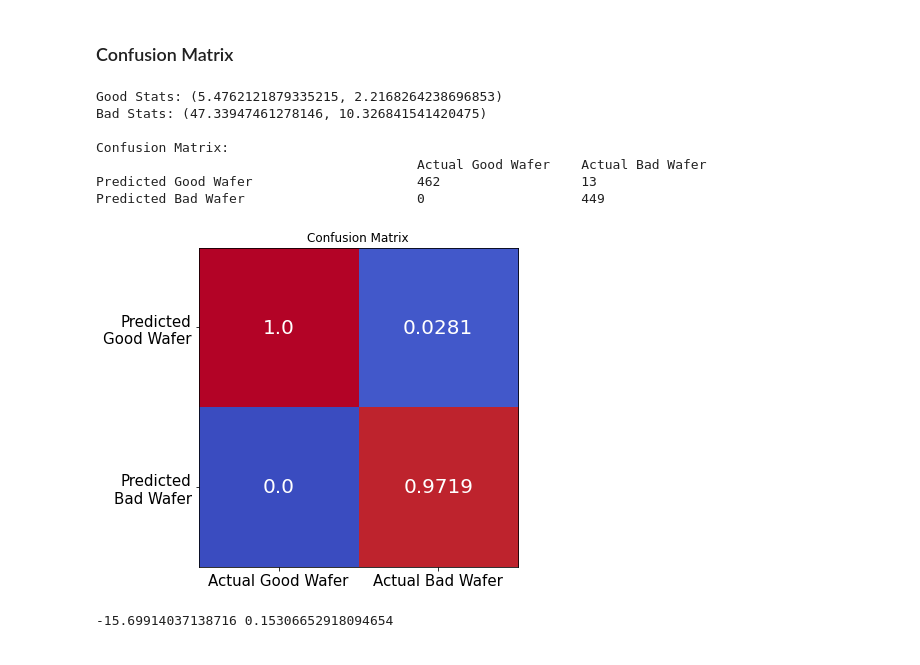
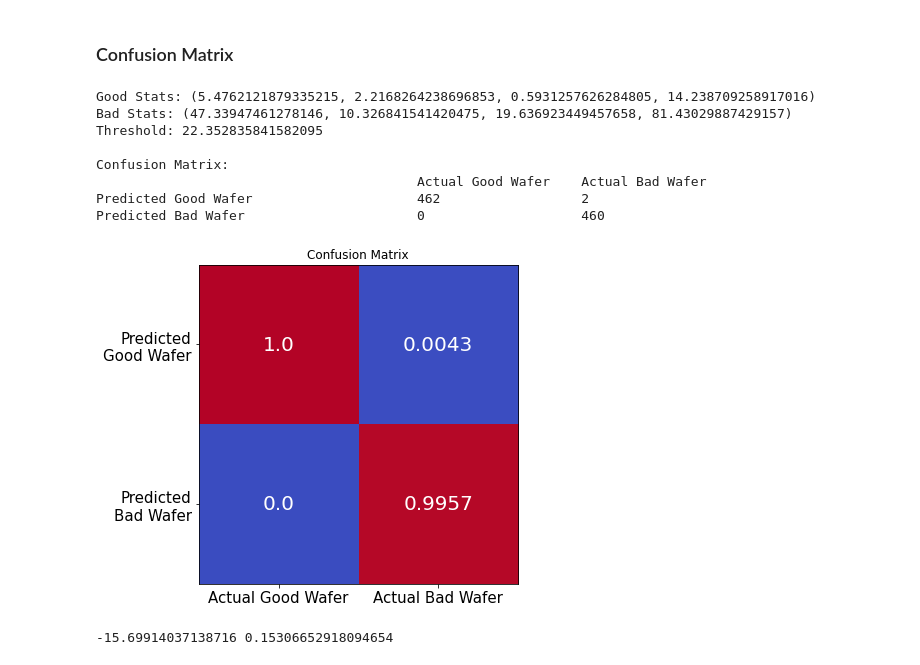
Before and after one commit to Arycast/vae_casp-er, a Jupyter notebook: python/half_valid_VAE.ipynb, the cells around one changed output. Drawn from its saved outputs; the diff is of its cells as text; code cells hidden in the pictures.

```diff
--- a/python/half_valid_VAE.ipynb
+++ b/python/half_valid_VAE.ipynb
@@ -1093,7 +1093,8 @@ print(f'Bad Stats: {bad_mean,bad_std, np.min(latent_bad_wafer), np.max(latent_ba
 # print(f"Threshold Range: {threshold_lower} to {threshold_upper}")
 
 if good_mean > bad_mean: threshold = (good_mean + bad_mean) / 2 + (good_std - bad_std) * 0.5
-else: threshold = (good_mean + bad_mean) / 2 - (good_std - bad_std) * 0.5
+else: threshold = (good_mean + bad_mean) / 2 + (good_std - bad_std) * 0.5
+print(f"Threshold: {threshold}")
 
 # if good_mean > bad_mean: threshold = np.min(latent_good_wafer)
 # else: threshold = np.max(latent_good_wafer)
@@ -1135,38 +1136,39 @@ confusion_matrix = np.array([
     [np.round(good_wafer_good_detection/total_good_testing_data,4), np.round(bad_wafer_good_detection/total_bad_testing_data,4)],  # Predicted Good: Actual Good, Actual Bad
     [np.round(good_wafer_bad_detection/total_good_testing_data,4), np.round(bad_wafer_bad_detection/total_bad_testing_data,4)]   # Predicted Bad: Actual Good, Actual Bad
 ])
 
 # Plotting the confusion matrix
 fig, ax = plt.subplots(figsize=(6, 6))
 im = ax.imshow(confusion_matrix, cmap="coolwarm")
 
 # Adding labels
 ax.set_xticks(np.arange(2))
 ax.set_yticks(np.arange(2))
 ax.set_xticklabels(["Actual Good Wafer", "Actual Bad Wafer"], fontsize=15)
 ax.set_yticklabels(["Predicted\nGood Wafer", "Predicted\nBad Wafer"], fontsize=15)
 
 # Rotating tick labels for better readability
 # plt.setp(ax.get_xticklabels(), rotation=45, ha="right", rotation_mode="anchor")
 
 # Adding text annotations with text wrapping
 for i in range(2):
     for j in range(2):
         ax.text(j, i, str(confusion_matrix[i, j]), ha="center", va="center", color="white", fontsize=20)
 
 # Title and display
 ax.set_title("Confusion Matrix")
 plt.tight_layout()
 plt.show()
 # %% [output]
-Good Stats: (5.4762121879335215, 2.2168264238696853)
-Bad Stats: (47.33947461278146, 10.326841541420475)
+Good Stats: (5.4762121879335215, 2.2168264238696853, 0.5931257626284805, 14.238709258917016)
+Bad Stats: (47.33947461278146, 10.326841541420475, 19.636923449457658, 81.43029887429157)
+Threshold: 22.352835841582095
 
 Confusion Matrix:
                                          Actual Good Wafer    Actual Bad Wafer
-Predicted Good Wafer                     462                  13
-Predicted Bad Wafer                      0                    449
+Predicted Good Wafer                     462                  2
+Predicted Bad Wafer                      0                    460
-[figure, old version]
+[figure, new version]
 # %%
 print(np.min(latent_good_wafer),np.max(latent_good_wafer))
 # %% [output]
```
Also changed, not shown: parts of 2 cells of this notebook, 1 other file.
